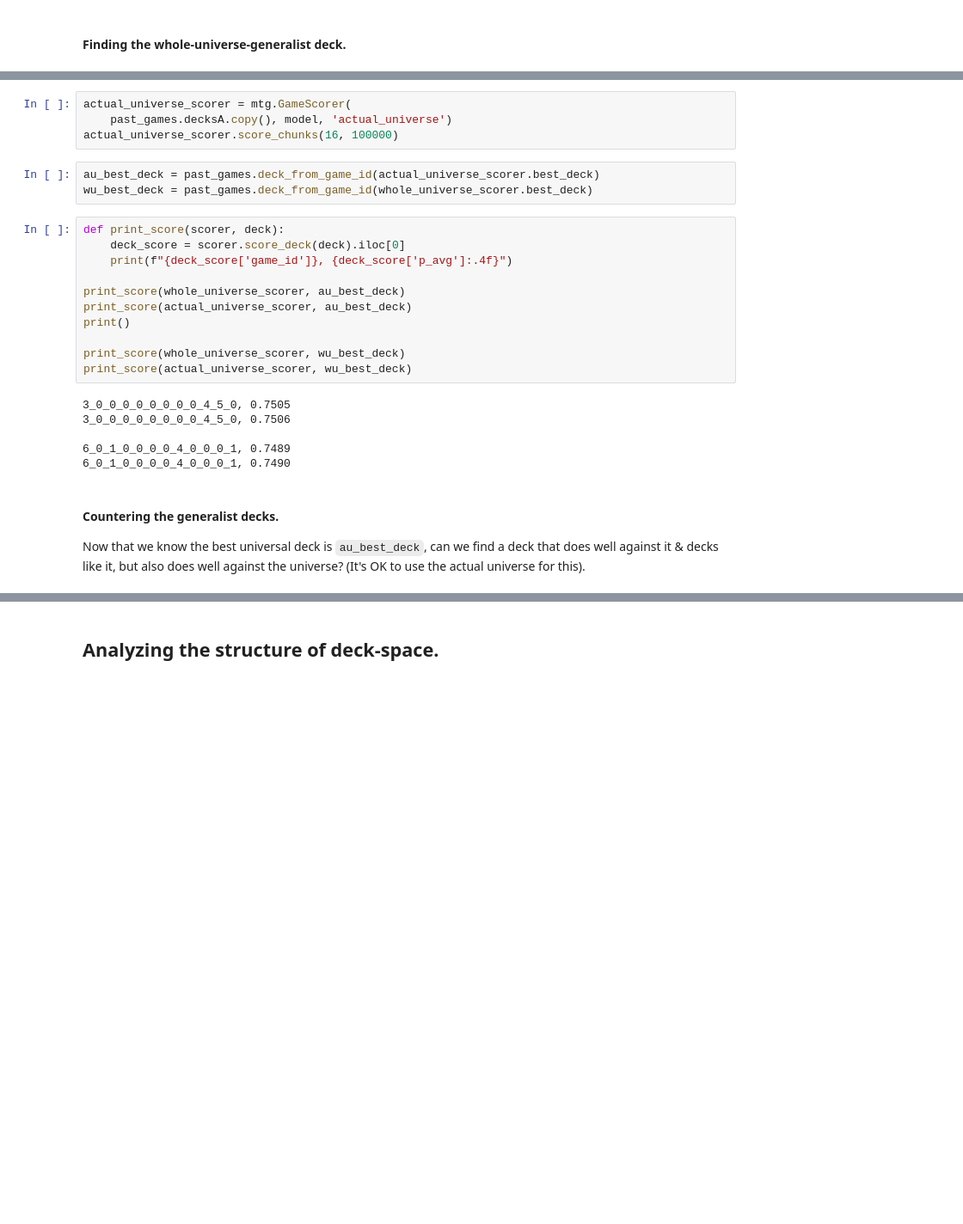
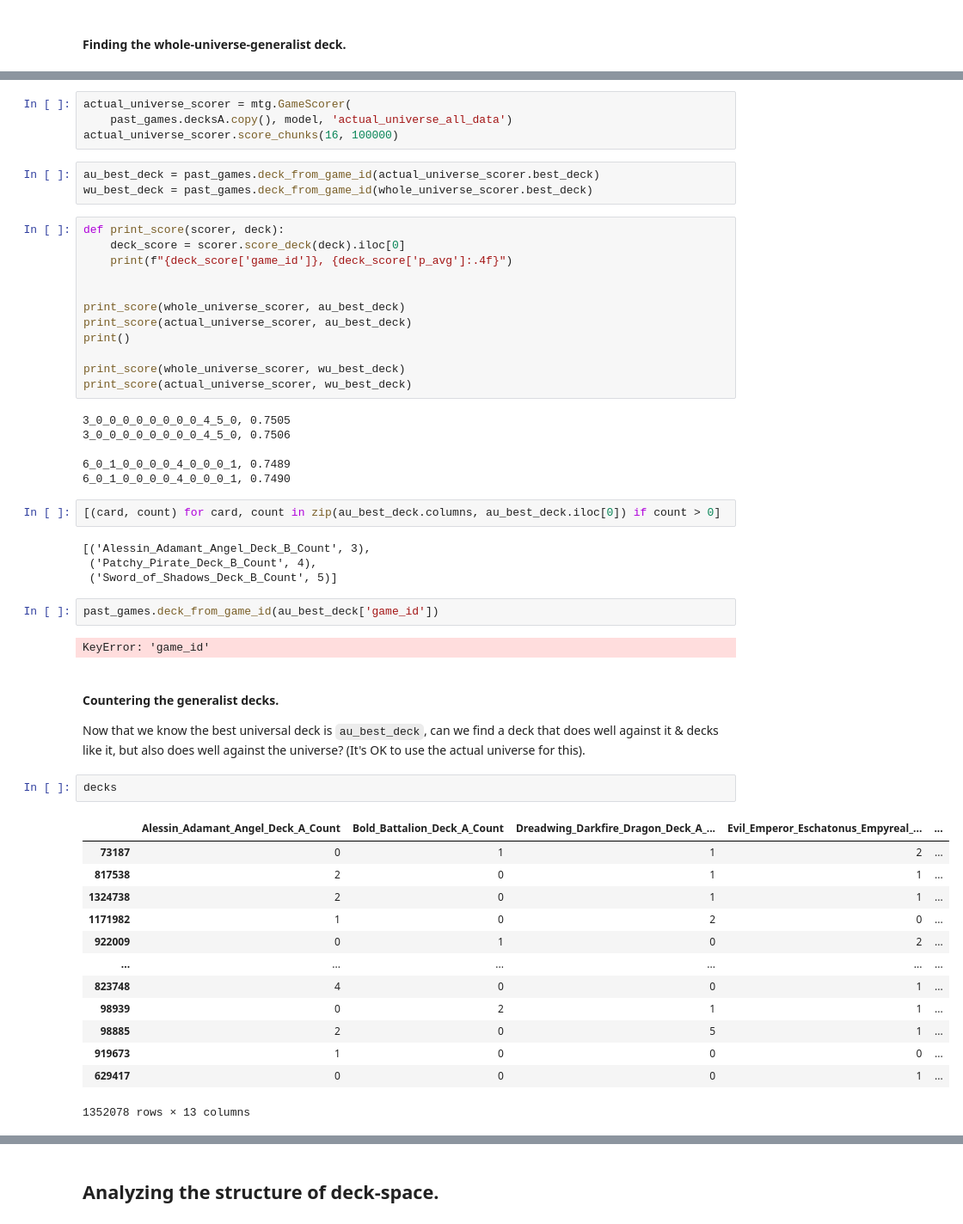
Before and after one commit to allswellthatsmaxwell/lesswrong_games, a Jupyter notebook: py/mtg.ipynb, the cells around one changed output, grey strips where cells are left out. Shown at 86% size. Cells and saved outputs as stored; diff of their text form; blank space fills up the shorter version.

```diff
--- a/py/mtg.ipynb
+++ b/py/mtg.ipynb
@@ -124,6 +162,6 @@ whole_universe_scorer.score_chunks(4, 100000)
 # %%
 actual_universe_scorer = mtg.GameScorer(
-    past_games.decksA.copy(), model, 'actual_universe')
+    past_games.decksA.copy(), model, 'actual_universe_all_data')
 actual_universe_scorer.score_chunks(16, 100000)
 # %%
 au_best_deck = past_games.deck_from_game_id(actual_universe_scorer.best_deck)
@@ -132,6 +170,7 @@ wu_best_deck = past_games.deck_from_game_id(whole_universe_scorer.best_deck)
 def print_score(scorer, deck):
     deck_score = scorer.score_deck(deck).iloc[0]
     print(f"{deck_score['game_id']}, {deck_score['p_avg']:.4f}")
+
 
 print_score(whole_universe_scorer, au_best_deck)
 print_score(actual_universe_scorer, au_best_deck)
@@ -145,7 +184,33 @@ print_score(actual_universe_scorer, wu_best_deck)
 
 6_0_1_0_0_0_0_4_0_0_0_1, 0.7489
 6_0_1_0_0_0_0_4_0_0_0_1, 0.7490
+# %%
+[(card, count) for card, count in zip(au_best_deck.columns, au_best_deck.iloc[0]) if count > 0]
+# %% [output]
+[('Alessin_Adamant_Angel_Deck_B_Count', 3),
+ ('Patchy_Pirate_Deck_B_Count', 4),
+ ('Sword_of_Shadows_Deck_B_Count', 5)]
+# %%
+past_games.deck_from_game_id(au_best_deck['game_id'])
+# %% [output]
+KeyError: 'game_id'
 # %% [markdown]
 #### Countering the generalist decks.
 Now that we know the best universal deck is `au_best_deck`, can we find a deck that does well
 against it & decks like it, but also does well against the universe? (It's OK to use the actual universe for this).
+# %%
+decks
+# %% [output]
+|  | Alessin_Adamant_Angel_Deck_A_Count | Bold_Battalion_Deck_A_Count | Dreadwing_Darkfire_Dragon_Deck_A_... | Evil_Emperor_Eschatonus_Empyreal_... | ... |
+| 73187 | 0 | 1 | 1 | 2 | ... |
+| 817538 | 2 | 0 | 1 | 1 | ... |
+| 1324738 | 2 | 0 | 1 | 1 | ... |
+| 1171982 | 1 | 0 | 2 | 0 | ... |
+| 922009 | 0 | 1 | 0 | 2 | ... |
+| ... | ... | ... | ... | ... | ... |
+| 823748 | 4 | 0 | 0 | 1 | ... |
+| 98939 | 0 | 2 | 1 | 1 | ... |
+| 98885 | 2 | 0 | 5 | 1 | ... |
+| 919673 | 1 | 0 | 0 | 0 | ... |
+| 629417 | 0 | 0 | 0 | 1 | ... |
+1352078 rows × 13 columns
```
Also changed, not shown: parts of 16 cells of this notebook, 1 other file.
